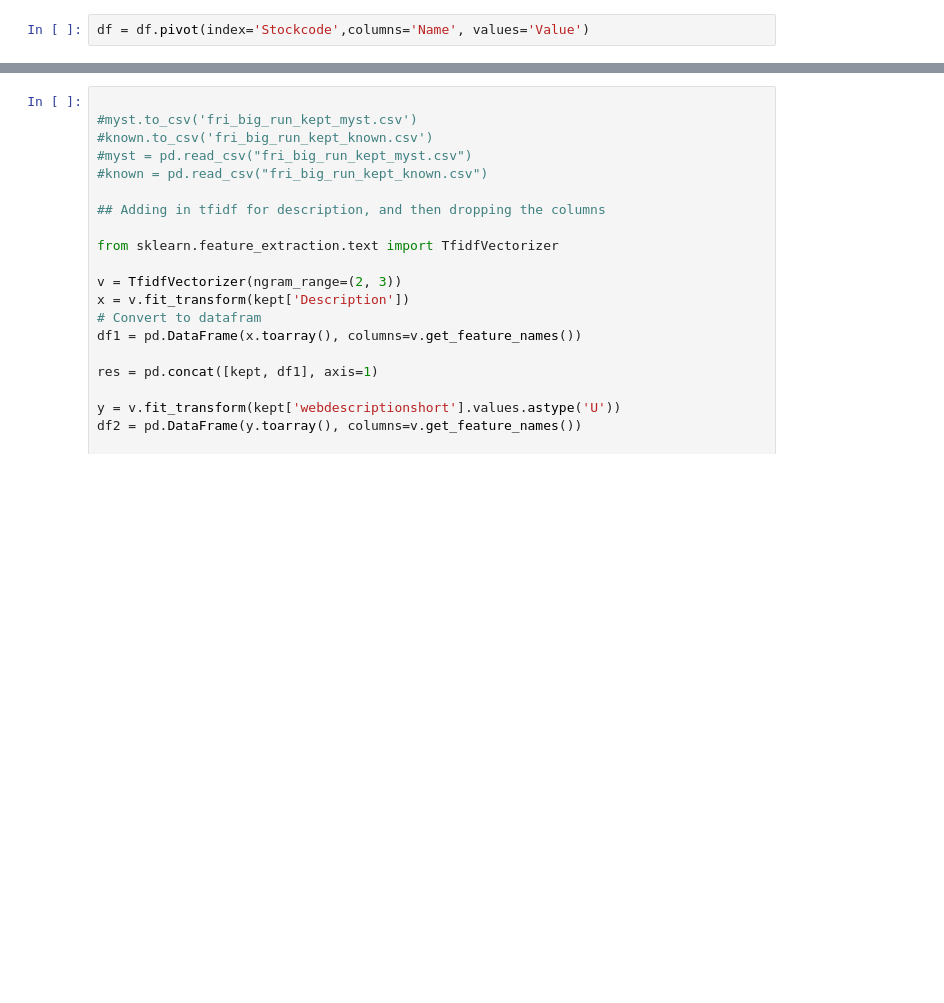
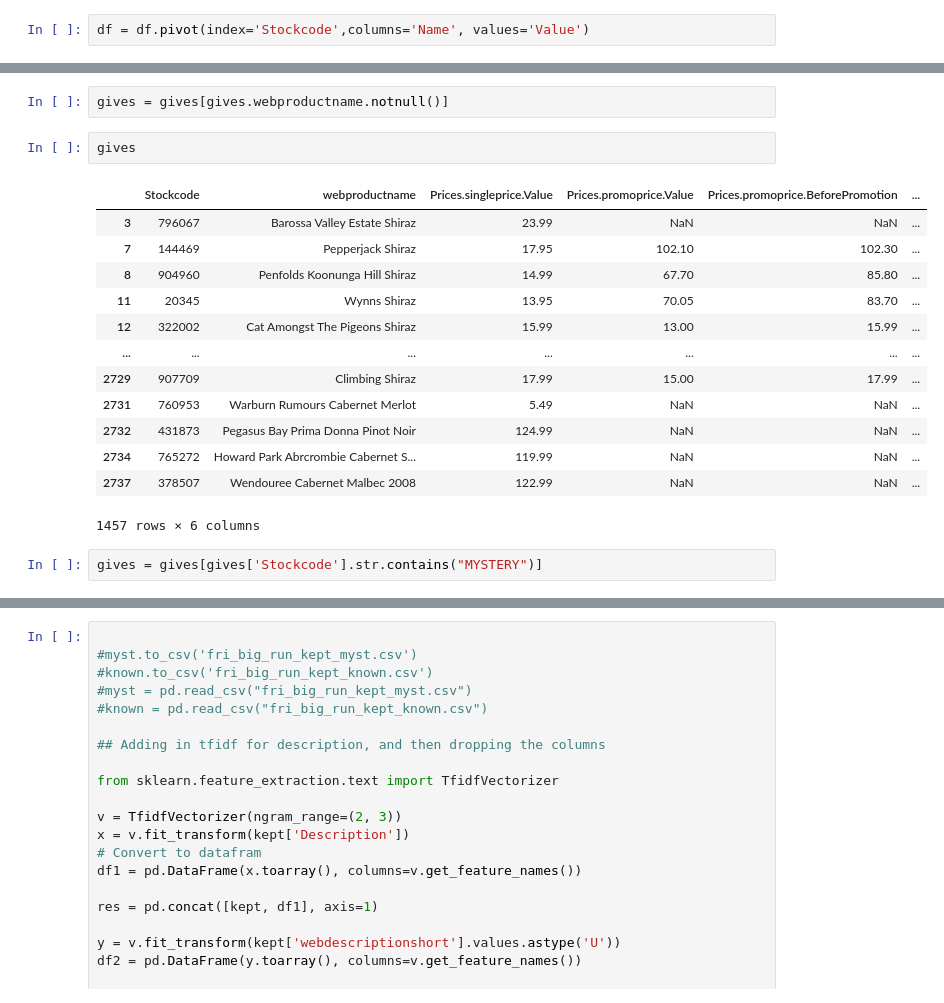
Before and after one commit to paneadie/dans, a Jupyter notebook: Dans4.ipynb, the cells around one changed output, grey strips where cells are left out. Saved outputs shown, nothing was run; the diff lists cells and outputs as text; blank space fills up the shorter version.

```diff
--- a/Dans4.ipynb
+++ b/Dans4.ipynb
@@ -184,0 +253,20 @@ df.to_csv("mydf.csv")
+# %%
+gives = gives[gives.webproductname.notnull()]
+# %%
+gives
+# %% [output]
+|  | Stockcode | webproductname | Prices.singleprice.Value | Prices.promoprice.Value | Prices.promoprice.BeforePromotion | ... |
+| 3 | 796067 | Barossa Valley Estate Shiraz | 23.99 | NaN | NaN | ... |
+| 7 | 144469 | Pepperjack Shiraz | 17.95 | 102.10 | 102.30 | ... |
+| 8 | 904960 | Penfolds Koonunga Hill Shiraz | 14.99 | 67.70 | 85.80 | ... |
+| 11 | 20345 | Wynns Shiraz | 13.95 | 70.05 | 83.70 | ... |
+| 12 | 322002 | Cat Amongst The Pigeons Shiraz | 15.99 | 13.00 | 15.99 | ... |
+| ... | ... | ... | ... | ... | ... | ... |
+| 2729 | 907709 | Climbing Shiraz | 17.99 | 15.00 | 17.99 | ... |
+| 2731 | 760953 | Warburn Rumours Cabernet Merlot | 5.49 | NaN | NaN | ... |
+| 2732 | 431873 | Pegasus Bay Prima Donna Pinot Noir | 124.99 | NaN | NaN | ... |
+| 2734 | 765272 | Howard Park Abrcrombie Cabernet S... | 119.99 | NaN | NaN | ... |
+| 2737 | 378507 | Wendouree Cabernet Malbec 2008 | 122.99 | NaN | NaN | ... |
+1457 rows × 6 columns
+# %%
+gives = gives[gives['Stockcode'].str.contains("MYSTERY")]
```
Also changed, not shown: parts of 25 cells of this notebook.
